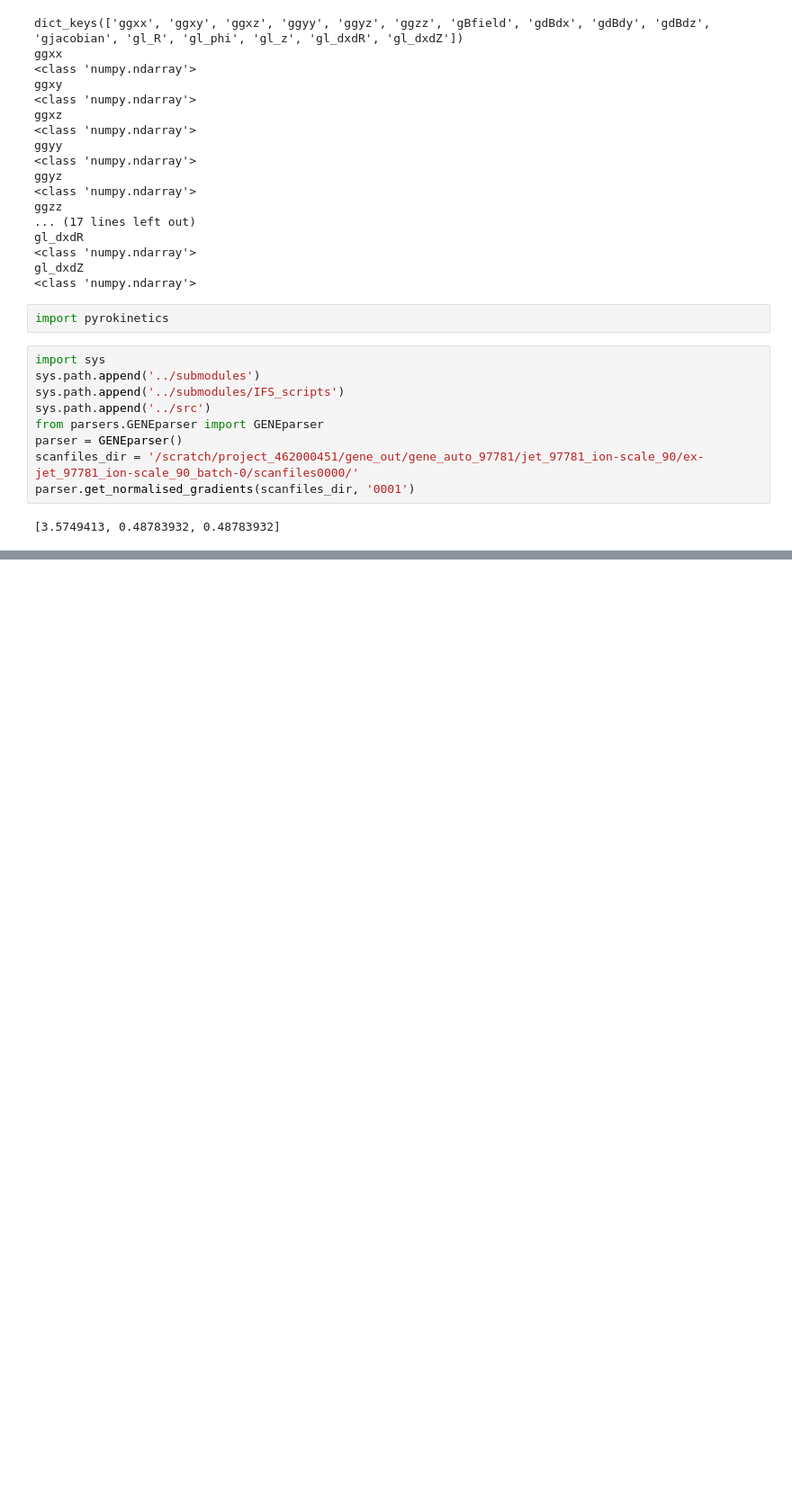
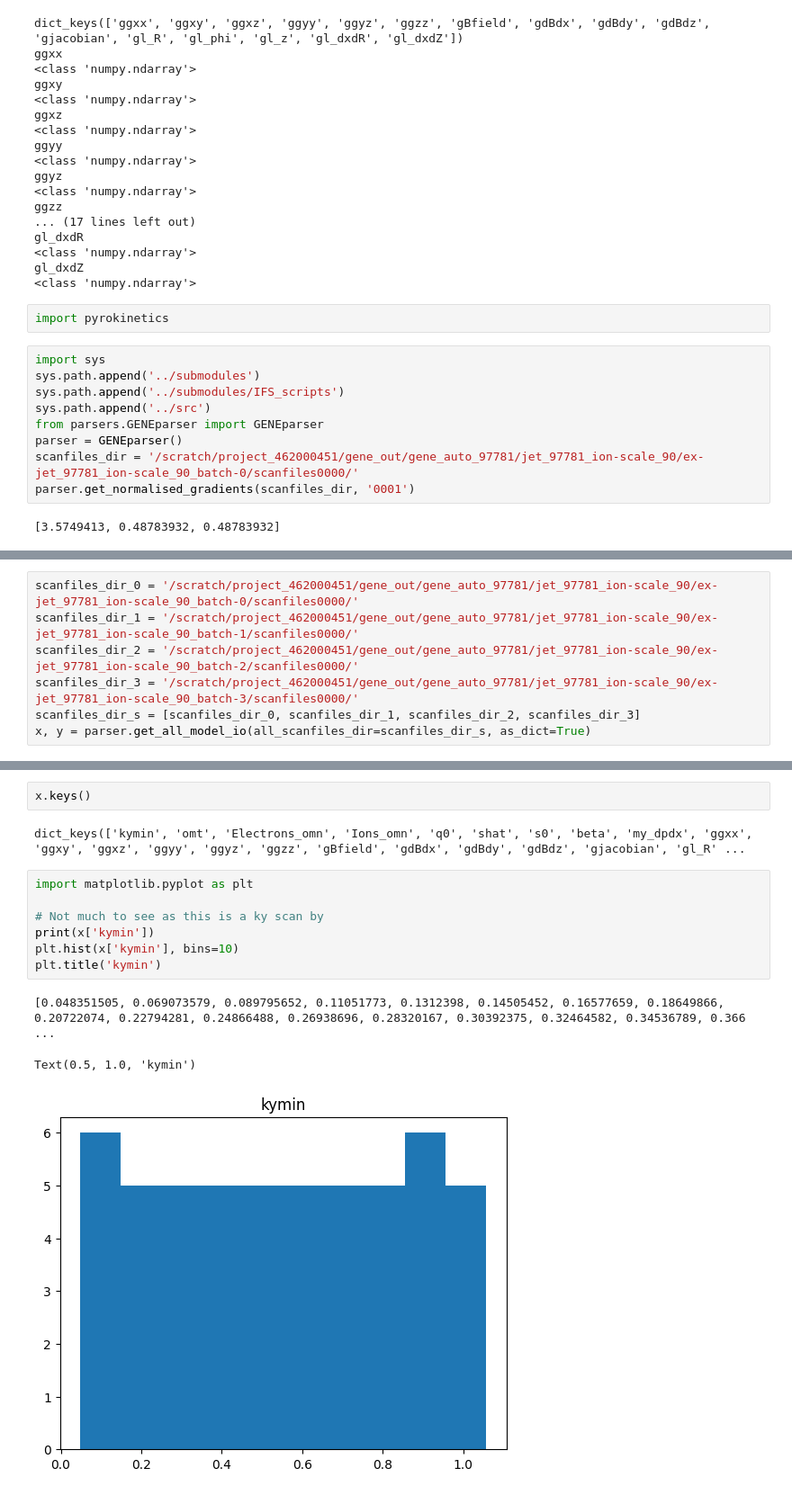
Before and after one commit to DIGIfusion/enchanted-surrogates, a Jupyter notebook: notebooks/test_input_output_parser.ipynb, the cells around one changed output, grey strips where cells are left out. Shown at 90% size. Drawn from its saved outputs; the diff is of its cells as text; blank space fills up the shorter version.

Commit message:
I added the dictionary functionality in the input output parsers

```diff
--- a/notebooks/test_input_output_parser.ipynb
+++ b/notebooks/test_input_output_parser.ipynb
@@ -137,0 +141,7 @@ dict_keys(['mass', 'charge', 'temp_profile', 'dens_profile'])
+# %%
+scanfiles_dir_0 = '/scratch/project_462000451/gene_out/gene_auto_97781/jet_97781_ion-scale_90/ex-jet_97781_ion-scale_90_batch-0/scanfiles0000/'
+scanfiles_dir_1 = '/scratch/project_462000451/gene_out/gene_auto_97781/jet_97781_ion-scale_90/ex-jet_97781_ion-scale_90_batch-1/scanfiles0000/'
+scanfiles_dir_2 = '/scratch/project_462000451/gene_out/gene_auto_97781/jet_97781_ion-scale_90/ex-jet_97781_ion-scale_90_batch-2/scanfiles0000/'
+scanfiles_dir_3 = '/scratch/project_462000451/gene_out/gene_auto_97781/jet_97781_ion-scale_90/ex-jet_97781_ion-scale_90_batch-3/scanfiles0000/'
+scanfiles_dir_s = [scanfiles_dir_0, scanfiles_dir_1, scanfiles_dir_2, scanfiles_dir_3]
+x, y = parser.get_all_model_io(all_scanfiles_dir=scanfiles_dir_s, as_dict=True)
@@ -137,0 +166,15 @@ dict_keys(['mass', 'charge', 'temp_profile', 'dens_profile'])
+# %%
+x.keys()
+# %% [output]
+dict_keys(['kymin', 'omt', 'Electrons_omn', 'Ions_omn', 'q0', 'shat', 's0', 'beta', 'my_dpdx', 'ggxx', 'ggxy', 'ggxz', 'ggyy', 'ggyz', 'ggzz', 'gBfield', 'gdBdx', 'gdBdy', 'gdBdz', 'gjacobian', 'gl_R' ...
+# %%
+import matplotlib.pyplot as plt
+
+# Not much to see as this is a ky scan by
+print(x['kymin'])
+plt.hist(x['kymin'], bins=10)
+plt.title('kymin')
+# %% [output]
+[0.048351505, 0.069073579, 0.089795652, 0.11051773, 0.1312398, 0.14505452, 0.16577659, 0.18649866, 0.20722074, 0.22794281, 0.24866488, 0.26938696, 0.28320167, 0.30392375, 0.32464582, 0.34536789, 0.366 ...
+Text(0.5, 1.0, 'kymin')
+[figure, added]
```
Also changed, not shown: parts of 6 cells of this notebook, 1 other file.
